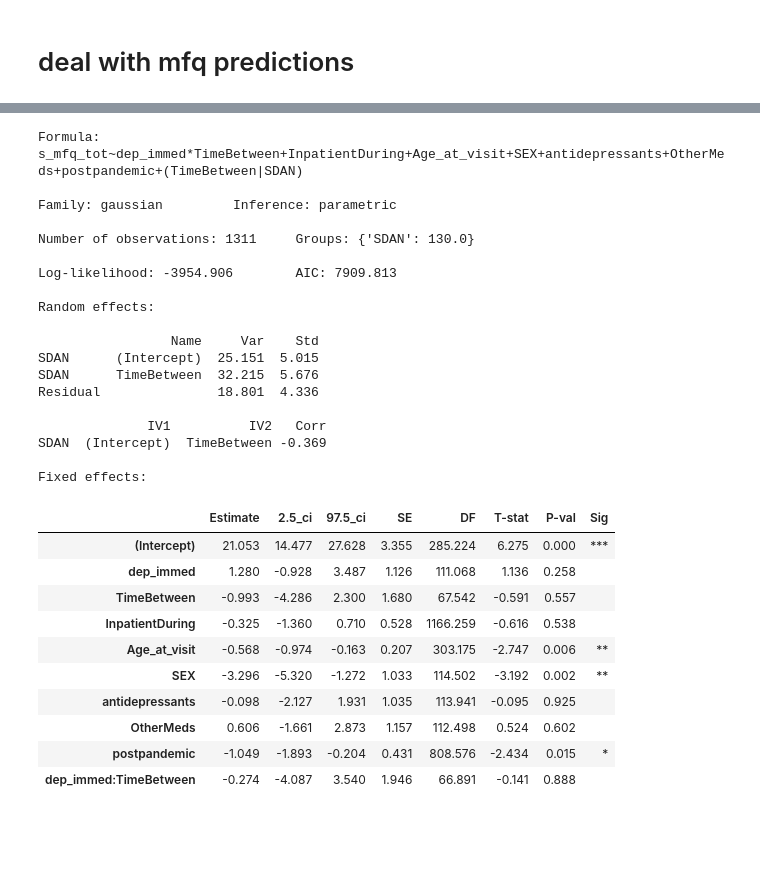
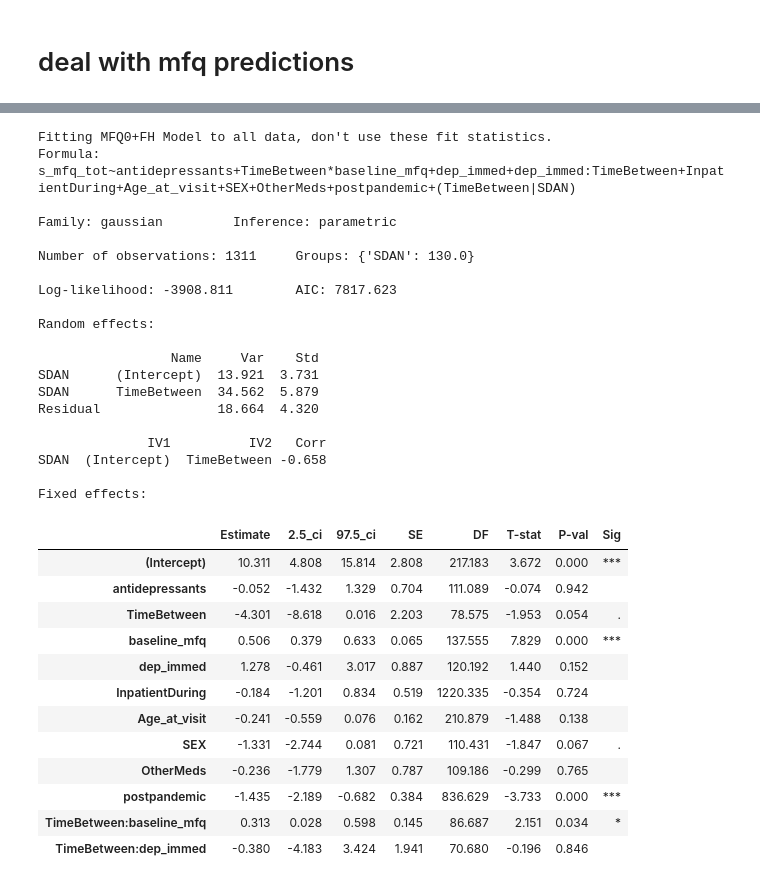
Before and after one commit to lisagorham/Family_History_Project, a Jupyter notebook: notebooks/get_cv_predictions.ipynb, the cells around one changed output, grey strips where cells are left out. Cells and saved outputs as stored; diff of their text form; code cells hidden in the pictures; blank space fills up the shorter version.

```diff
--- a/notebooks/get_cv_predictions.ipynb
+++ b/notebooks/get_cv_predictions.ipynb
@@ -269,13 +546,21 @@ Notes:
 # deal with mfq predictions
 # %%
 mdat = pd.read_csv('../data/MFQAnalysesDatabaseforDylan.csv', index_col=0).reset_index(drop=True)
+bsl_mfqs = mdat.sort_values(['SDAN', 'Clinical_Visit_Date']).groupby('SDAN')[['MFQtminus1']].first().reset_index().rename(columns={'MFQtminus1':'baseline_mfq'})
+mdat = mdat.merge(bsl_mfqs, how='left', on='SDAN')
 # %%
 mdat['TimeBetween'] = mdat.TimeBetween / 365
 mdat['Time2'] = mdat.TimeBetween ** 2
 # %%
-models = ['s_mfq_tot ~ antidepressants + TimeBetween + InpatientDuring + Age_at_visit + SEX  + OtherMeds + postpandemic + (TimeBetween | SDAN)',
-          's_mfq_tot ~ antidepressants + TimeBetween + MFQtminus1 + InpatientDuring + Age_at_visit + SEX  + OtherMeds + postpandemic + (TimeBetween | SDAN)',
-          's_mfq_tot ~ dep_immed*TimeBetween + MFQtminus1 + InpatientDuring + Age_at_visit + SEX + antidepressants + OtherMeds + postpandemic + (TimeBetween | SDAN)',
-          's_mfq_tot ~ dep_immed*TimeBetween + InpatientDuring + Age_at_visit + SEX + antidepressants + OtherMeds + postpandemic + (TimeBetween | SDAN)',
-          's_mfq_tot ~ dep_immed*TimeBetween + dep_immed:Time2 + Time2 + MFQtminus1 + InpatientDuring + Age_at_visit + SEX + antidepressants + OtherMeds + postpandemic + (TimeBetween | SDAN)',
-         ]
+models = {
+    'Null': 's_mfq_tot ~ antidepressants + TimeBetween + InpatientDuring + Age_at_visit + SEX  + OtherMeds + postpandemic + (TimeBetween | SDAN)',
+    'FH': 's_mfq_tot ~ dep_immed*TimeBetween + InpatientDuring + Age_at_visit + SEX + antidepressants + OtherMeds + postpandemic + (TimeBetween | SDAN)',
+    'MFQ0': 's_mfq_tot ~ antidepressants + TimeBetween*baseline_mfq + InpatientDuring + Age_at_visit + SEX  + OtherMeds + postpandemic + (TimeBetween | SDAN)',
+    'MFQ0+FH': 's_mfq_tot ~ antidepressants + TimeBetween*baseline_mfq + dep_immed + dep_immed:TimeBetween + InpatientDuring + Age_at_visit + SEX  + OtherMeds + postpandemic + (TimeBetween | SDAN)',
+    'MFQ': 's_mfq_tot ~ antidepressants + TimeBetween + MFQtminus1 + InpatientDuring + Age_at_visit + SEX  + OtherMeds + postpandemic + (TimeBetween | SDAN)',
+    'MFQ+FH': 's_mfq_tot ~ dep_immed*TimeBetween + MFQtminus1 + InpatientDuring + Age_at_visit + SEX + antidepressants + OtherMeds + postpandemic + (TimeBetween | SDAN)',
+    'MFQ+FH_T2': 's_mfq_tot ~ dep_immed*TimeBetween + dep_immed:Time2 + Time2 + MFQtminus1 + InpatientDuring + Age_at_visit + SEX + antidepressants + OtherMeds + postpandemic + (TimeBetween | SDAN)',
+    'MFQ0+MFQ': 's_mfq_tot ~ antidepressants + TimeBetween*baseline_mfq + MFQtminus1 + InpatientDuring + Age_at_visit + SEX  + OtherMeds + postpandemic + (TimeBetween | SDAN)',
+    'MFQ0+MFQ+FH': 's_mfq_tot ~ antidepressants + TimeBetween*baseline_mfq + dep_immed + dep_immed:TimeBetween + MFQtminus1 + InpatientDuring + Age_at_visit + SEX  + OtherMeds + postpandemic + (TimeBetween | SDAN)',
+}
+model_names = list(models.keys())
@@ -287,7 +567,9 @@ mdat.query("s_mfq_tot > 26")
 # %%
 mdat['dep_immed:TimeBetween'] = mdat.dep_immed * mdat.TimeBetween
+mdat['TimeBetween:dep_immed'] = mdat.dep_immed * mdat.TimeBetween
 mdat['dep_immed:Time2'] = mdat.dep_immed * mdat.TimeBetween
 mdat['TimeBetween:MFQtminus1'] = mdat.MFQtminus1 * mdat.TimeBetween
+mdat['TimeBetween:baseline_mfq'] = mdat.baseline_mfq * mdat.TimeBetween
 # %%
 # make sure there aren't any nulls
 assert mdat.isnull().sum().max() == 0
@@ -437,36 +943,41 @@ Fixed effects:
 # %%
 ## fit models to everything
-model = models[3]
+model_name = list(models.keys())[3]
+print(f"Fitting {model_name} Model to all data, don't use these fit statistics.")
+model = models[model_name]
 mdl = Lmer(model, mdat)
 mdl.fit()
 # %% [output]
-Formula: s_mfq_tot~dep_immed*TimeBetween+InpatientDuring+Age_at_visit+SEX+antidepressants+OtherMeds+postpandemic+(TimeBetween|SDAN)
+Fitting MFQ0+FH Model to all data, don't use these fit statistics.
+Formula: s_mfq_tot~antidepressants+TimeBetween*baseline_mfq+dep_immed+dep_immed:TimeBetween+InpatientDuring+Age_at_visit+SEX+OtherMeds+postpandemic+(TimeBetween|SDAN)
 
 Family: gaussian         Inference: parametric
 
 Number of observations: 1311     Groups: {'SDAN': 130.0}
 
-Log-likelihood: -3954.906        AIC: 7909.813
+Log-likelihood: -3908.811        AIC: 7817.623
 
 Random effects:
 
                  Name     Var    Std
-SDAN      (Intercept)  25.151  5.015
-SDAN      TimeBetween  32.215  5.676
-Residual               18.801  4.336
+SDAN      (Intercept)  13.921  3.731
+SDAN      TimeBetween  34.562  5.879
+Residual               18.664  4.320
 
               IV1          IV2   Corr
-SDAN  (Intercept)  TimeBetween -0.369
+SDAN  (Intercept)  TimeBetween -0.658
 
 Fixed effects:
 |  | Estimate | 2.5_ci | 97.5_ci | SE | DF | T-stat | P-val | Sig |
-| (Intercept) | 21.053 | 14.477 | 27.628 | 3.355 | 285.224 | 6.275 | 0.000 | *** |
-| dep_immed | 1.280 | -0.928 | 3.487 | 1.126 | 111.068 | 1.136 | 0.258 |  |
-| TimeBetween | -0.993 | -4.286 | 2.300 | 1.680 | 67.542 | -0.591 | 0.557 |  |
-| InpatientDuring | -0.325 | -1.360 | 0.710 | 0.528 | 1166.259 | -0.616 | 0.538 |  |
-| Age_at_visit | -0.568 | -0.974 | -0.163 | 0.207 | 303.175 | -2.747 | 0.006 | ** |
-| SEX | -3.296 | -5.320 | -1.272 | 1.033 | 114.502 | -3.192 | 0.002 | ** |
-| antidepressants | -0.098 | -2.127 | 1.931 | 1.035 | 113.941 | -0.095 | 0.925 |  |
-| OtherMeds | 0.606 | -1.661 | 2.873 | 1.157 | 112.498 | 0.524 | 0.602 |  |
-| postpandemic | -1.049 | -1.893 | -0.204 | 0.431 | 808.576 | -2.434 | 0.015 | * |
-| dep_immed:TimeBetween | -0.274 | -4.087 | 3.540 | 1.946 | 66.891 | -0.141 | 0.888 |  |
+| (Intercept) | 10.311 | 4.808 | 15.814 | 2.808 | 217.183 | 3.672 | 0.000 | *** |
+| antidepressants | -0.052 | -1.432 | 1.329 | 0.704 | 111.089 | -0.074 | 0.942 |  |
+| TimeBetween | -4.301 | -8.618 | 0.016 | 2.203 | 78.575 | -1.953 | 0.054 | . |
+| baseline_mfq | 0.506 | 0.379 | 0.633 | 0.065 | 137.555 | 7.829 | 0.000 | *** |
+| dep_immed | 1.278 | -0.461 | 3.017 | 0.887 | 120.192 | 1.440 | 0.152 |  |
+| InpatientDuring | -0.184 | -1.201 | 0.834 | 0.519 | 1220.335 | -0.354 | 0.724 |  |
+| Age_at_visit | -0.241 | -0.559 | 0.076 | 0.162 | 210.879 | -1.488 | 0.138 |  |
+| SEX | -1.331 | -2.744 | 0.081 | 0.721 | 110.431 | -1.847 | 0.067 | . |
+| OtherMeds | -0.236 | -1.779 | 1.307 | 0.787 | 109.186 | -0.299 | 0.765 |  |
+| postpandemic | -1.435 | -2.189 | -0.682 | 0.384 | 836.629 | -3.733 | 0.000 | *** |
+| TimeBetween:baseline_mfq | 0.313 | 0.028 | 0.598 | 0.145 | 86.687 | 2.151 | 0.034 | * |
+| TimeBetween:dep_immed | -0.380 | -4.183 | 3.424 | 1.941 | 70.680 | -0.196 | 0.846 |  |
```
Also changed, not shown: parts of 69 cells of this notebook, 2 other files.
